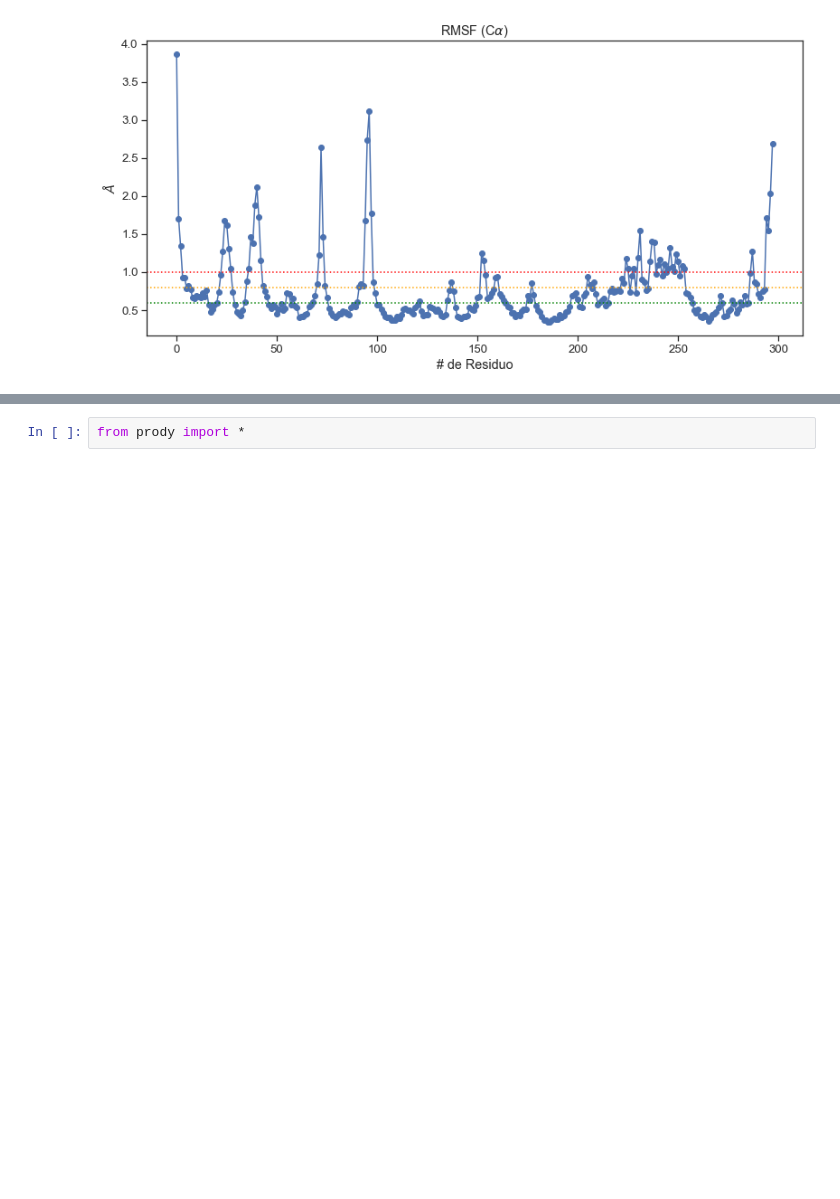
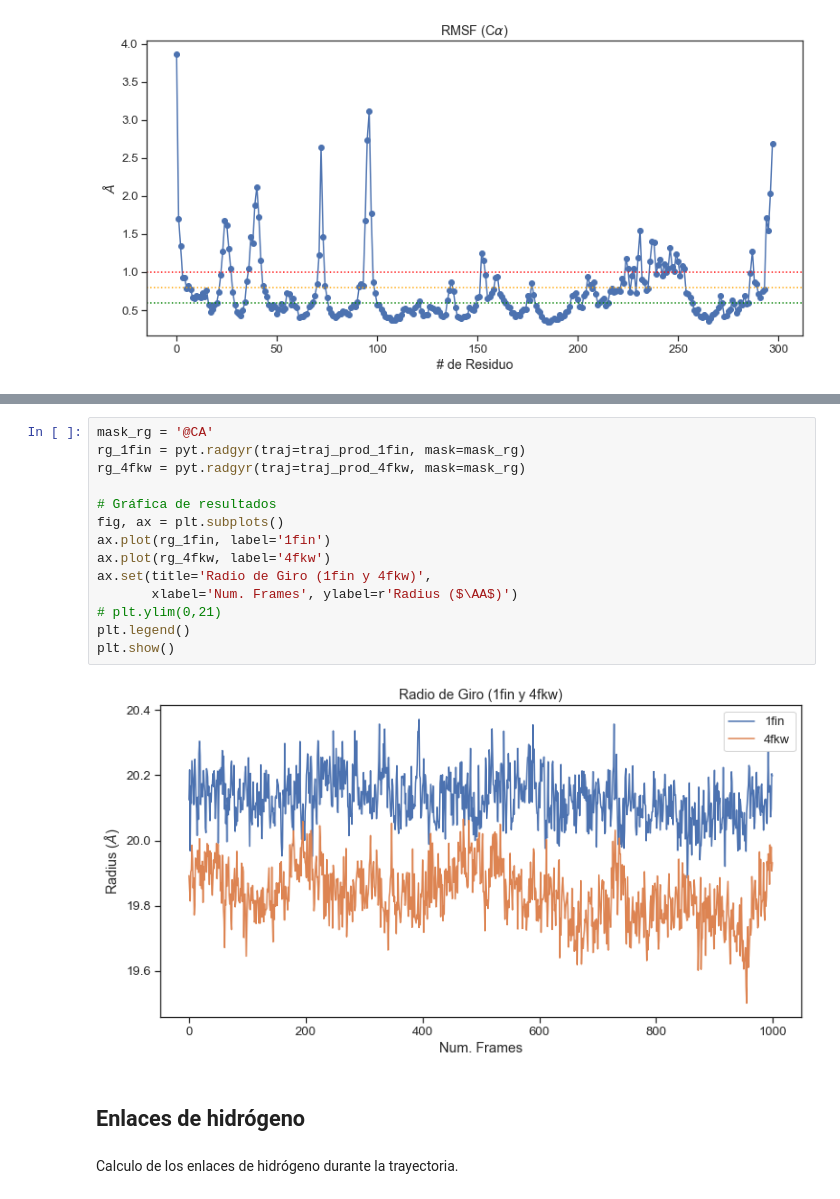
Before and after one commit to jRicciL/Taller_Simulacion_Molecular, a Jupyter notebook: resurces/md/analisis_de_trayectorias/Analisis_de_trayectorias.ipynb, the cells around one changed output, grey strips where cells are left out. Saved outputs shown, nothing was run; the diff lists cells and outputs as text; blank space fills up the shorter version.

Commit message:
notebook trayectorias

```diff
--- a/resurces/md/analisis_de_trayectorias/Analisis_de_trayectorias.ipynb
+++ b/resurces/md/analisis_de_trayectorias/Analisis_de_trayectorias.ipynb
@@ -577,2 +538,20 @@ Successfully installed biopython-1.78 prody-2.0
-# %%
-from prody import *
+# %%
+mask_rg = '@CA'
+rg_1fin = pyt.radgyr(traj=traj_prod_1fin, mask=mask_rg)
+rg_4fkw = pyt.radgyr(traj=traj_prod_4fkw, mask=mask_rg)
+
+# Gráfica de resultados
+fig, ax = plt.subplots()
+ax.plot(rg_1fin, label='1fin')
+ax.plot(rg_4fkw, label='4fkw')
+ax.set(title='Radio de Giro (1fin y 4fkw)',
+       xlabel='Num. Frames', ylabel=r'Radius ($\AA$)')
+# plt.ylim(0,21)
+plt.legend()
+plt.show()
+# %% [output]
+[figure, added]
+# %% [markdown]
+## Enlaces de hidrógeno
+# %% [markdown]
+Calculo de los enlaces de hidrógeno durante la trayectoria.
```
Also changed, not shown: parts of 80 cells of this notebook, 1 other file.
